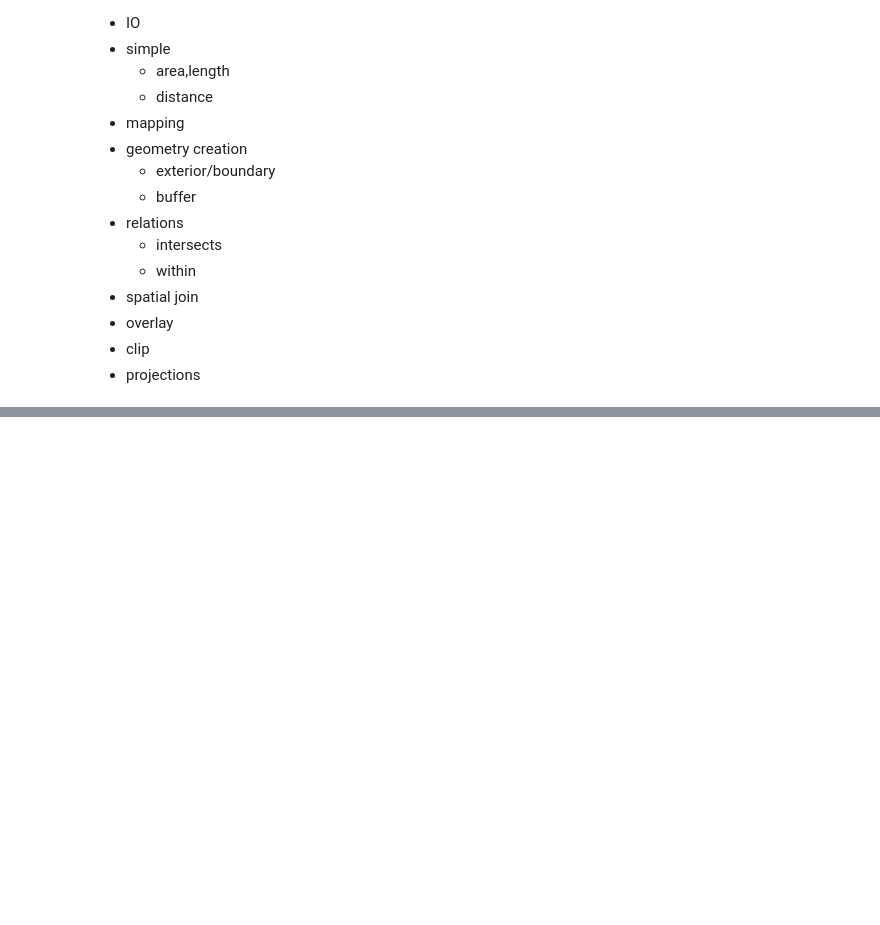
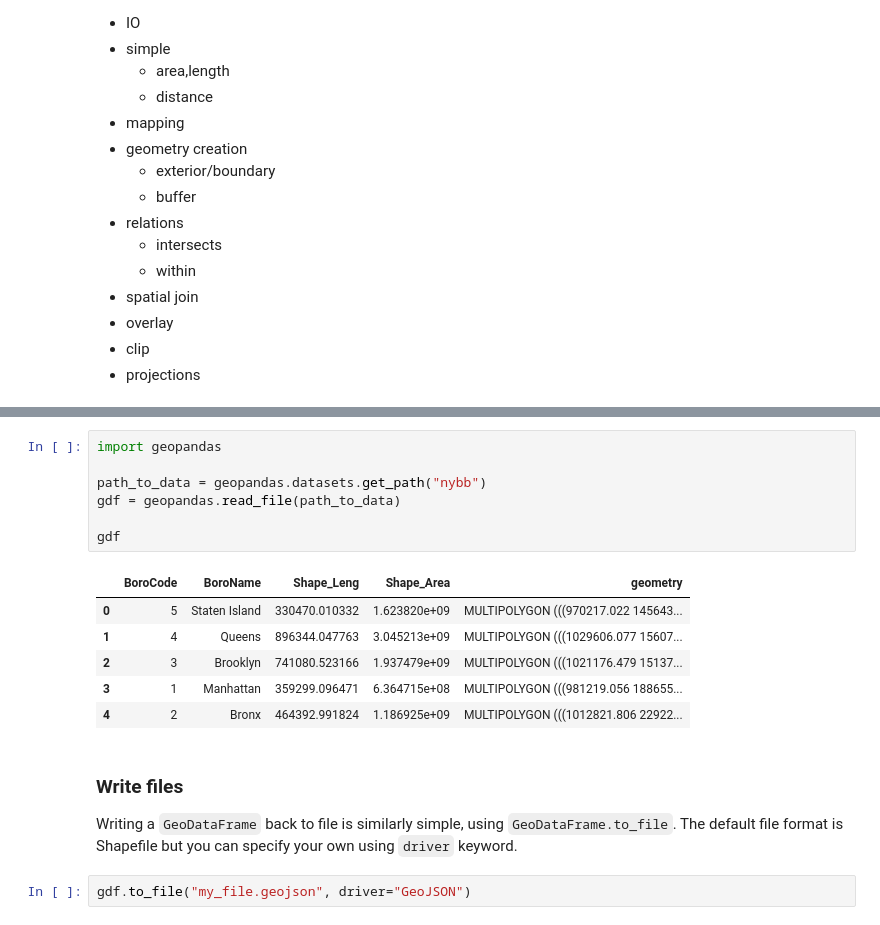
Before and after one commit to geopandas/geopandas, a Jupyter notebook: doc/source/getting_started/introduction.ipynb, the cells around one changed output, grey strips where cells are left out. Drawn from its saved outputs; the diff is of its cells as text; blank space fills up the shorter version.

```diff
--- a/doc/source/getting_started/introduction.ipynb
+++ b/doc/source/getting_started/introduction.ipynb
@@ -34,0 +49,20 @@ The core data structure in GeoPandas is `geopandas.GeoDataFrame`, which is a sub
+# %%
+import geopandas
+
+path_to_data = geopandas.datasets.get_path("nybb")
+gdf = geopandas.read_file(path_to_data)
+
+gdf
+# %% [output]
+|  | BoroCode | BoroName | Shape_Leng | Shape_Area | geometry |
+| 0 | 5 | Staten Island | 330470.010332 | 1.623820e+09 | MULTIPOLYGON (((970217.022 145643... |
+| 1 | 4 | Queens | 896344.047763 | 3.045213e+09 | MULTIPOLYGON (((1029606.077 15607... |
+| 2 | 3 | Brooklyn | 741080.523166 | 1.937479e+09 | MULTIPOLYGON (((1021176.479 15137... |
+| 3 | 1 | Manhattan | 359299.096471 | 6.364715e+08 | MULTIPOLYGON (((981219.056 188655... |
+| 4 | 2 | Bronx | 464392.991824 | 1.186925e+09 | MULTIPOLYGON (((1012821.806 22922... |
+# %% [markdown]
+### Write files
+
+Writing a `GeoDataFrame` back to file is similarly simple, using `GeoDataFrame.to_file`. The default file format is Shapefile but you can specify your own using `driver` keyword.
+# %%
+gdf.to_file("my_file.geojson", driver="GeoJSON")
```
Also changed, not shown: parts of 13 cells of this notebook, 3 other files.
